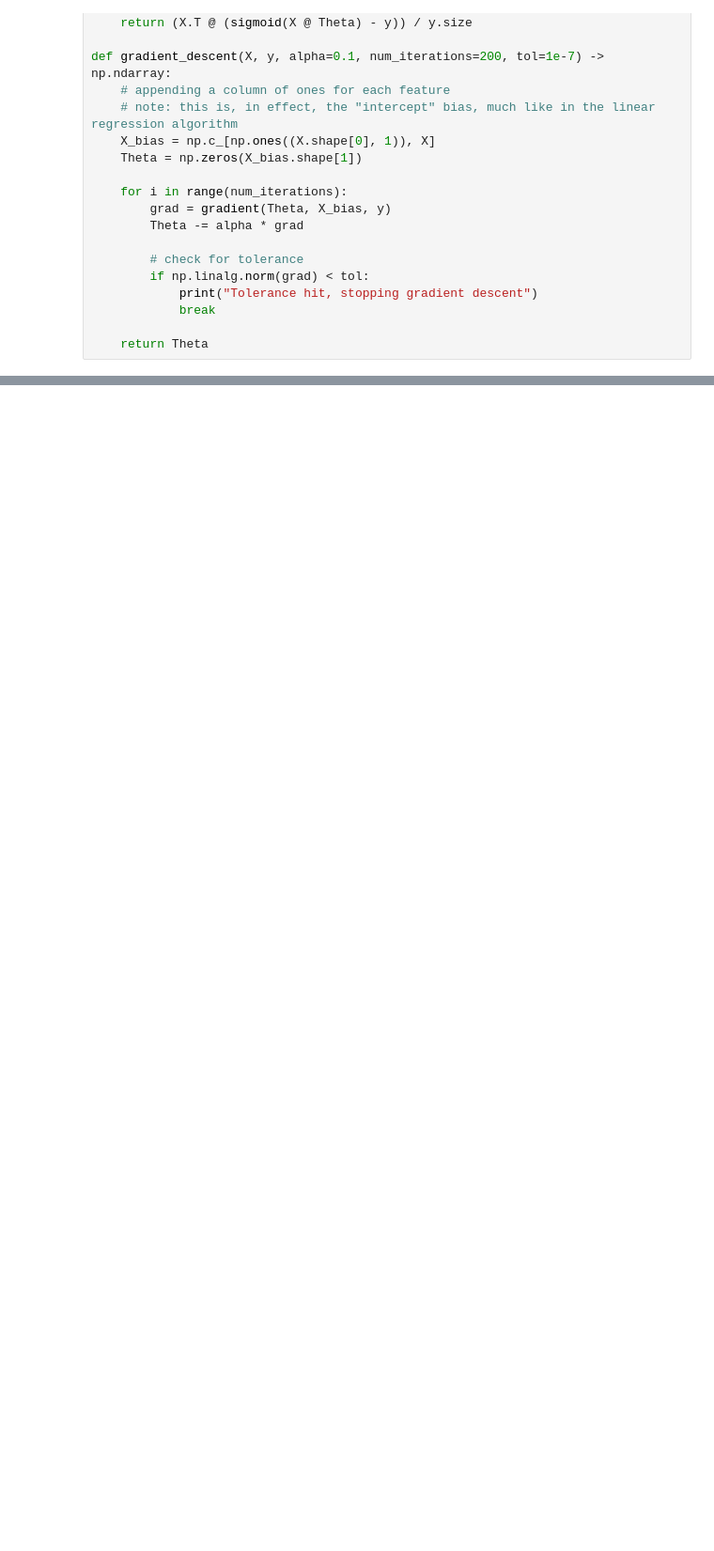
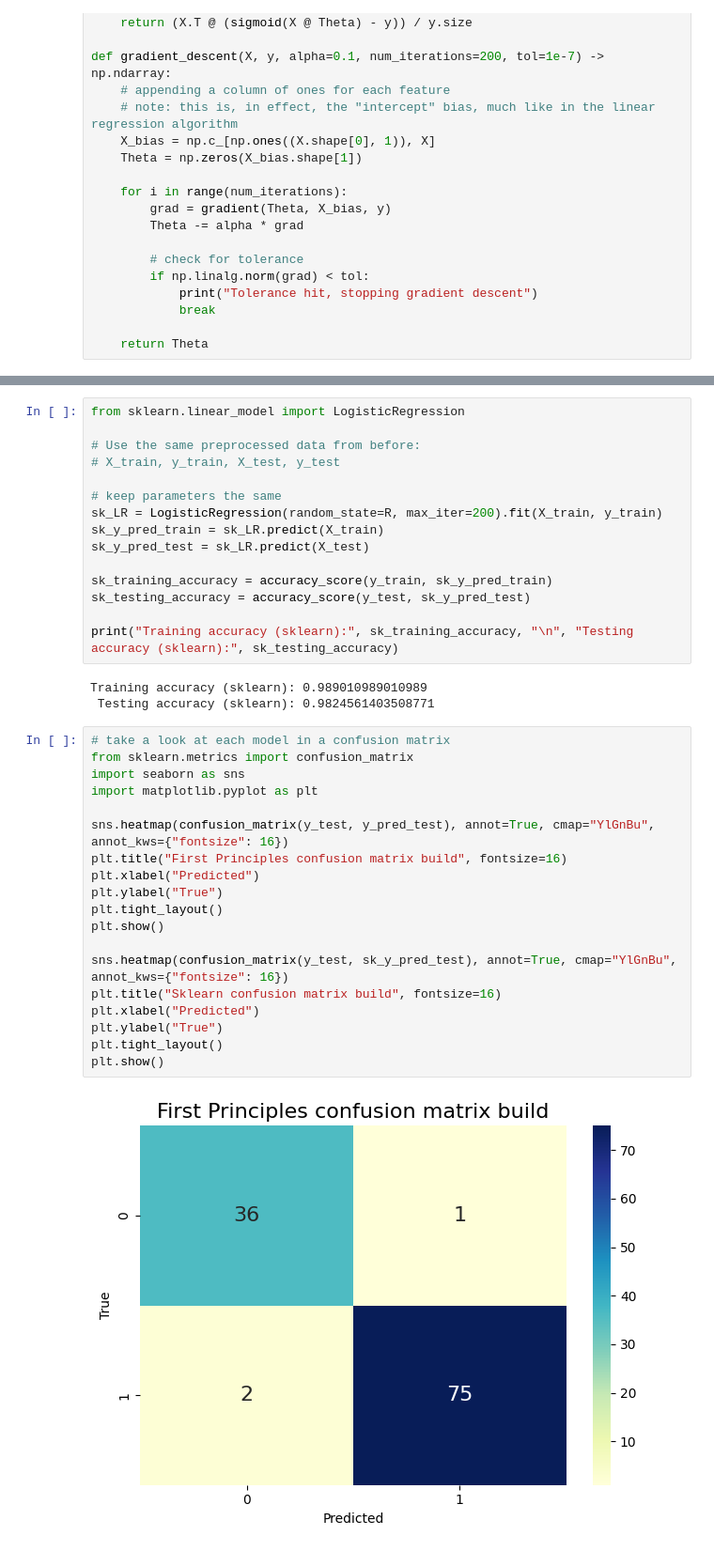
Before and after one commit to cBollins/Logistic-Regression-Build, a Jupyter notebook: Full_Build.ipynb, the cells around one changed output, grey strips where cells are left out. Shown: that part at 94% size. Cells and saved outputs as stored; diff of their text form; blank space fills up the shorter version.

Commit message:
Added confusion matrices and cleaned up markdowns

```diff
--- a/Full_Build.ipynb
+++ b/Full_Build.ipynb
@@ -164,0 +170,39 @@ Some very promising results. Here is where the code-along ends.
+# %%
+from sklearn.linear_model import LogisticRegression
+
+# Use the same preprocessed data from before:
+# X_train, y_train, X_test, y_test
+
+# keep parameters the same
+sk_LR = LogisticRegression(random_state=R, max_iter=200).fit(X_train, y_train)
+sk_y_pred_train = sk_LR.predict(X_train)
+sk_y_pred_test = sk_LR.predict(X_test)
+
+sk_training_accuracy = accuracy_score(y_train, sk_y_pred_train)
+sk_testing_accuracy = accuracy_score(y_test, sk_y_pred_test)
+
+print("Training accuracy (sklearn):", sk_training_accuracy, "\n", "Testing accuracy (sklearn):", sk_testing_accuracy)
+# %% [output]
+Training accuracy (sklearn): 0.989010989010989
+ Testing accuracy (sklearn): 0.9824561403508771
+# %%
+# take a look at each model in a confusion matrix
+from sklearn.metrics import confusion_matrix
+import seaborn as sns
+import matplotlib.pyplot as plt
+
+sns.heatmap(confusion_matrix(y_test, y_pred_test), annot=True, cmap="YlGnBu", annot_kws={"fontsize": 16})
+plt.title("First Principles confusion matrix build", fontsize=16)
+plt.xlabel("Predicted")
+plt.ylabel("True")
+plt.tight_layout()
+plt.show()
+
+sns.heatmap(confusion_matrix(y_test, sk_y_pred_test), annot=True, cmap="YlGnBu", annot_kws={"fontsize": 16})
+plt.title("Sklearn confusion matrix build", fontsize=16)
+plt.xlabel("Predicted")
+plt.ylabel("True")
+plt.tight_layout()
+plt.show()
+# %% [output]
+[figure, added]
```
Also changed, not shown: parts of 7 cells of this notebook.
